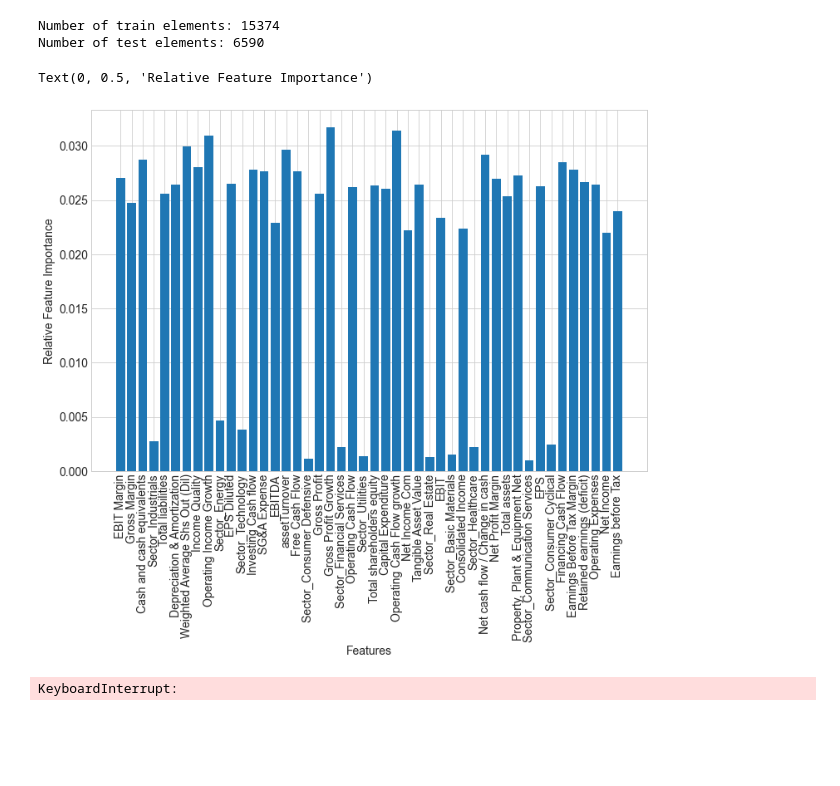
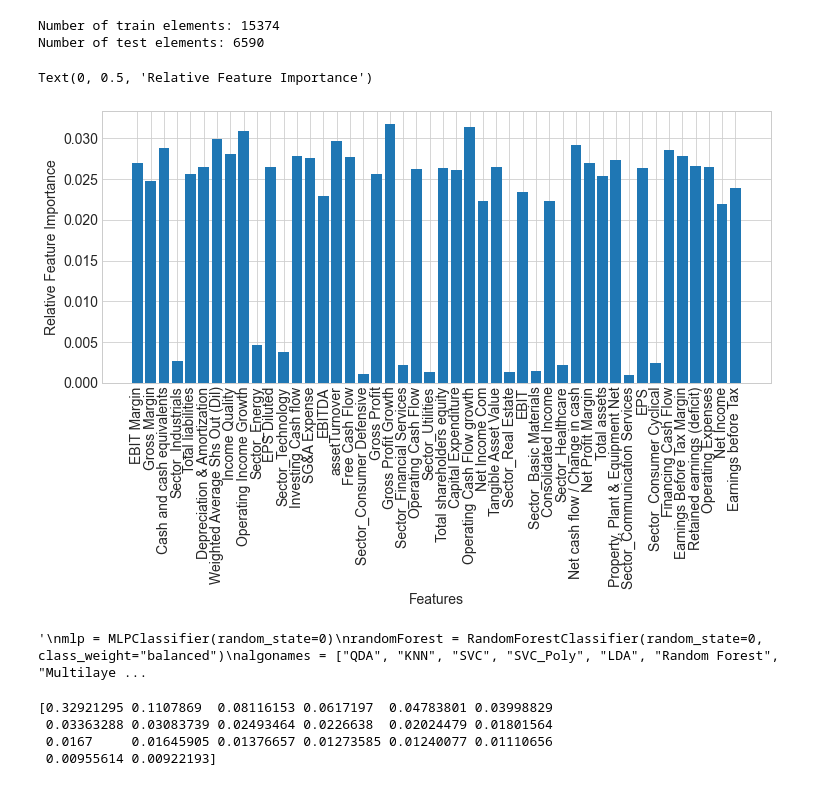
Before and after one commit to JosipHarambasic/ML_Project, a Jupyter notebook: ml_model.ipynb, the cells around one changed output. Saved outputs shown, nothing was run; the diff lists cells and outputs as text; code cells hidden in the pictures; blank space fills up the shorter version.

```diff
--- a/ml_model.ipynb
+++ b/ml_model.ipynb
@@ -85,16 +87,16 @@ Number of test elements: 6590
 # %%
 #See which classes are the most important for the RandomForest
 forest = RandomForestClassifier(random_state=1)
 forest.fit(X_train, y_train)
 feat_labels = data.columns[:-1]
 importance = forest.feature_importances_
 feat_imp = np.sort(importance)[::-1]
 sum_feat_imp = np.cumsum(feat_imp)
-plt.figure(figsize=(12,8))
+plt.figure(figsize=(12,5))
 plt.bar(range(len(importance)-1), importance[1:], align="center")
 plt.xticks(range(len(importance)-1), list(data)[1:], rotation=90)
 plt.xlabel("Features")
 plt.ylabel("Relative Feature Importance")
 # %% [output]
 Text(0, 0.5, 'Relative Feature Importance')
-[figure, old version]
+[figure, new version]
@@ -104,17 +121,18 @@ from sklearn.feature_selection import SelectFromModel
 from sklearn.neural_network import MLPClassifier
 from sklearn.feature_selection import RFECV
 #xgb = xgboost.XGBClassifier(max_depth=10, n_estimators=1000)
-m = RFECV(RandomForestClassifier(), scoring="accuracy")
+#m = RFECV(RandomForestClassifier(), scoring="accuracy")
+"""
 mlp = MLPClassifier(random_state=0)
 randomForest = RandomForestClassifier(random_state=0, class_weight="balanced")
-algonames = ["M","QDA", "KNN", "SVC", "SVC_Poly", "LDA", "Random Forest", "Multilayer Perception"]
+algonames = ["QDA", "KNN", "SVC", "SVC_Poly", "LDA", "Random Forest", "Multilayer Perception"]
 counter = 0
 knn = KNeighborsClassifier()
 svc = SVC(random_state=0, class_weight="balanced")
 svc_poly =SVC(kernel="poly", random_state=0, class_weight="balanced")
 lda = LDA(solver="lsqr")
 qda = QDA()
-options= [m, qda, knn, svc, svc_poly, lda, randomForest, mlp]
+options= [qda, knn, svc, svc_poly, lda, randomForest, mlp]
 for i in options:
     i.fit(X_train,y_train)
     ypred=i.predict(X_test)
@@ -132,6 +150,6 @@ for i in options:
     disp.ax_.set_title(algonames[counter]+", Score: "+str(round(result2, 4)))
     counter+=1
 
-    #plot_confusion_matrix(i, X_test, y_test, cmap="YlGn", normalize="pred")
+    #plot_confusion_matrix(i, X_test, y_test, cmap="YlGn", normalize="pred")"""
 # %% [output]
-KeyboardInterrupt:
+'\nmlp = MLPClassifier(random_state=0)\nrandomForest = RandomForestClassifier(random_state=0, class_weight="balanced")\nalgonames = ["QDA", "KNN", "SVC", "SVC_Poly", "LDA", "Random Forest", "Multilaye ...
@@ -140,0 +156,21 @@ KeyboardInterrupt:
+# %%
+from sklearn.decomposition import PCA
+from sklearn.preprocessing import StandardScaler
+from sklearn.pipeline import Pipeline
+#https://www.geeksforgeeks.org/logistic-regression-using-statsmodels/
+
+from sklearn.feature_selection import SelectFromModel
+
+pipe = Pipeline([("feature_selection", SelectFromModel(RandomForestClassifier(), threshold="median")),
+                 ("scaler", StandardScaler()),
+                 ("classification", RandomForestClassifier())])
+pipe.fit(X_train, y_train).score(X_test, y_test)
+
+pca = PCA(n_components=20)
+pca.fit(X_test)
+print(pca.explained_variance_ratio_)
+# %% [output]
+[0.32921295 0.1107869  0.08116153 0.0617197  0.04783801 0.03998829
+ 0.03363288 0.03083739 0.02493464 0.0226638  0.02024479 0.01801564
+ 0.0167     0.01645905 0.01376657 0.01273585 0.01240077 0.01110656
+ 0.00955614 0.00922193]
```
Also changed, not shown: parts of 14 cells of this notebook, 3 other files.
